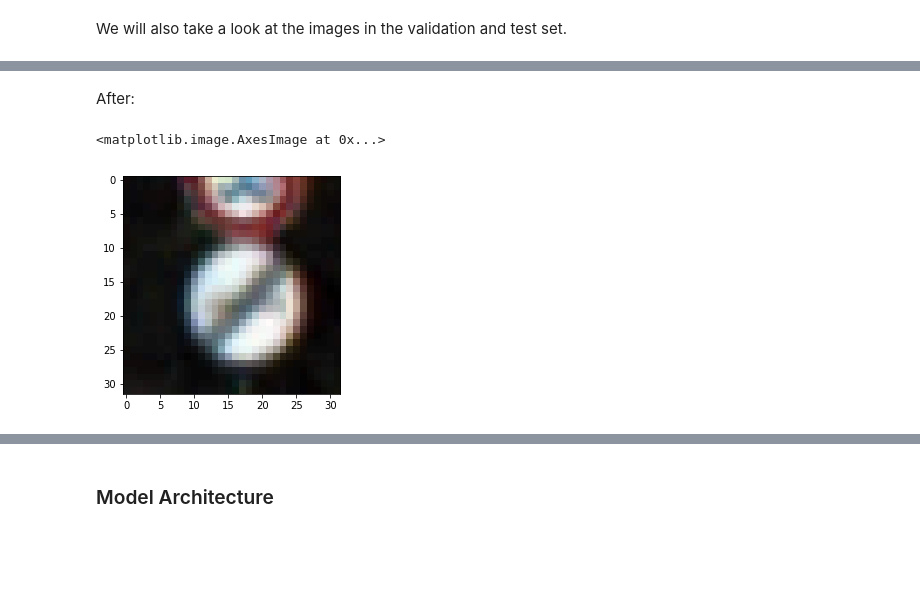
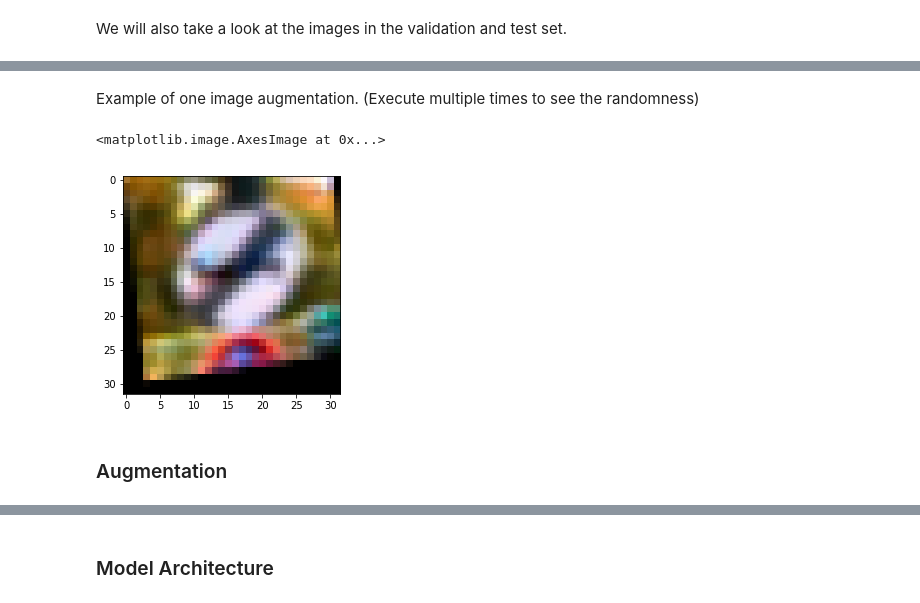
Before and after one commit to FabianHertwig/CarND-Traffic-Sign-Classifier-Project, a Jupyter notebook: Traffic_Sign_Classifier.ipynb, the cells around one changed output, grey strips where cells are left out. Saved outputs shown, nothing was run; the diff lists cells and outputs as text; code cells hidden in the pictures; blank space fills up the shorter version.

```diff
--- a/Traffic_Sign_Classifier.ipynb
+++ b/Traffic_Sign_Classifier.ipynb
@@ -229,14 +209,15 @@ X_test_pp = to_float_image (X_test)
 # %%
 def normalize(images):
     """
-    The pixel values of a normalized image range from 0.0 to 1.0.
-    So if an images darkest pixel is 0.2 and brightest pixel is 0.7,
-    after normalzing they are 0.0 and 1.0.
+    The pixel values of a normalized image range from 0 to 255.
+    So if an images darkest pixel is 10 and brightest pixel is 200,
+    after normalzing they are 0 and 255. All other pixel values are
+    scaled accordingly.
     """
     result = np.empty(images.shape)
     for i in range(len(images)):
-        image = images[i]
+        image = images[i].astype(np.float32)
         image -= image.min()
-        image *= (1.0/image.max())
+        image *= (255.0/image.max())
         result[i] = image
-    return result
+    return result.astype(np.ubyte)
@@ -254,7 +223,0 @@ plt.imshow(X_test[1])
-# %% [markdown]
-After:
-# %%
-plt.imshow(X_test_pp[1])
-# %% [output]
-<matplotlib.image.AxesImage at 0x...>
-[figure, removed]
@@ -260,0 +232,24 @@ plt.imshow(X_test_pp[1])
+# %%
+from skimage import transform as itrf
+def augment_image(image):
+    """
+    Adds random brightnes, shearing, rotation, translation and scaling to the image.
+    """
+    random_brightnes = np.clip(np.random.normal(loc = 1.0, scale = 0.5), 0.1, 3.0)
+    image = np.clip((image * random_brightnes),0, 255).astype(np.ubyte)
+    image = normalize(image)
+
+    random_shear = np.random.normal(loc = 0.0, scale = 0.1)
+    random_scale = (np.random.normal(loc = 1.0, scale = 0.1), np.random.normal(loc = 1.0, scale = 0.1))
+    random_rotation = np.random.normal(loc = 0.0, scale = 0.1)
+    random_translation = (np.random.normal(loc = 0.0, scale = 0.1), np.random.normal(loc = 0.0, scale = 0.1))
+    afine_tf = itrf.AffineTransform(shear = random_shear, scale = random_scale, rotation = random_rotation)
+    # print("Shear: " +  str(random_shear) + " Scale: " +  str(random_scale) + " Rot: " + str(random_rotation) + " Bright: " + str(random_brightnes))
+    return itrf.warp(image, inverse_map=afine_tf)
+# %% [markdown]
+Example of one image augmentation. (Execute multiple times to see the randomness)
+# %%
+plt.imshow(augment_image(X_train[100]))
+# %% [output]
+<matplotlib.image.AxesImage at 0x...>
+[figure, added]
@@ -267,0 +269,2 @@ X_test_input = float_image_to_deep_learning_input(X_test_pp)
+# %% [markdown]
+### Augmentation
```
Also changed, not shown: parts of 55 cells of this notebook.
